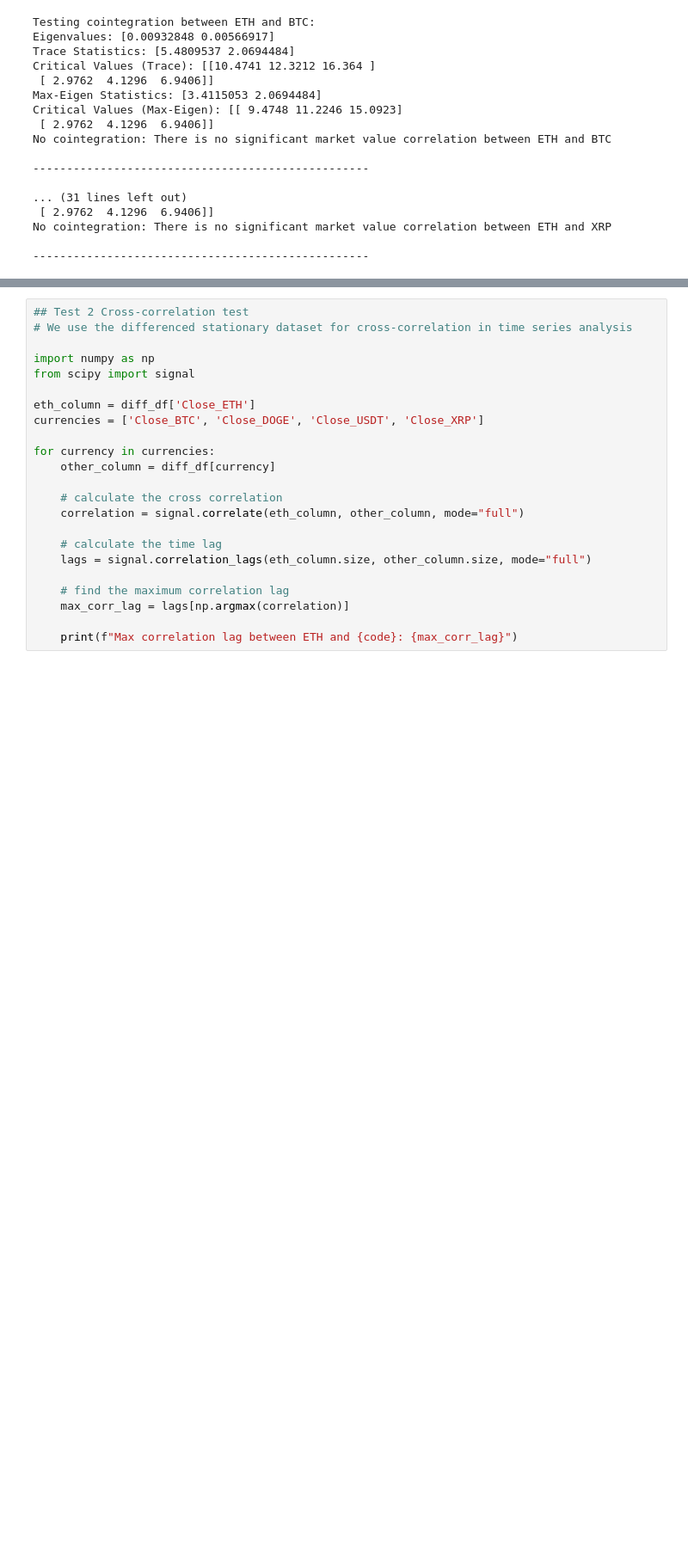
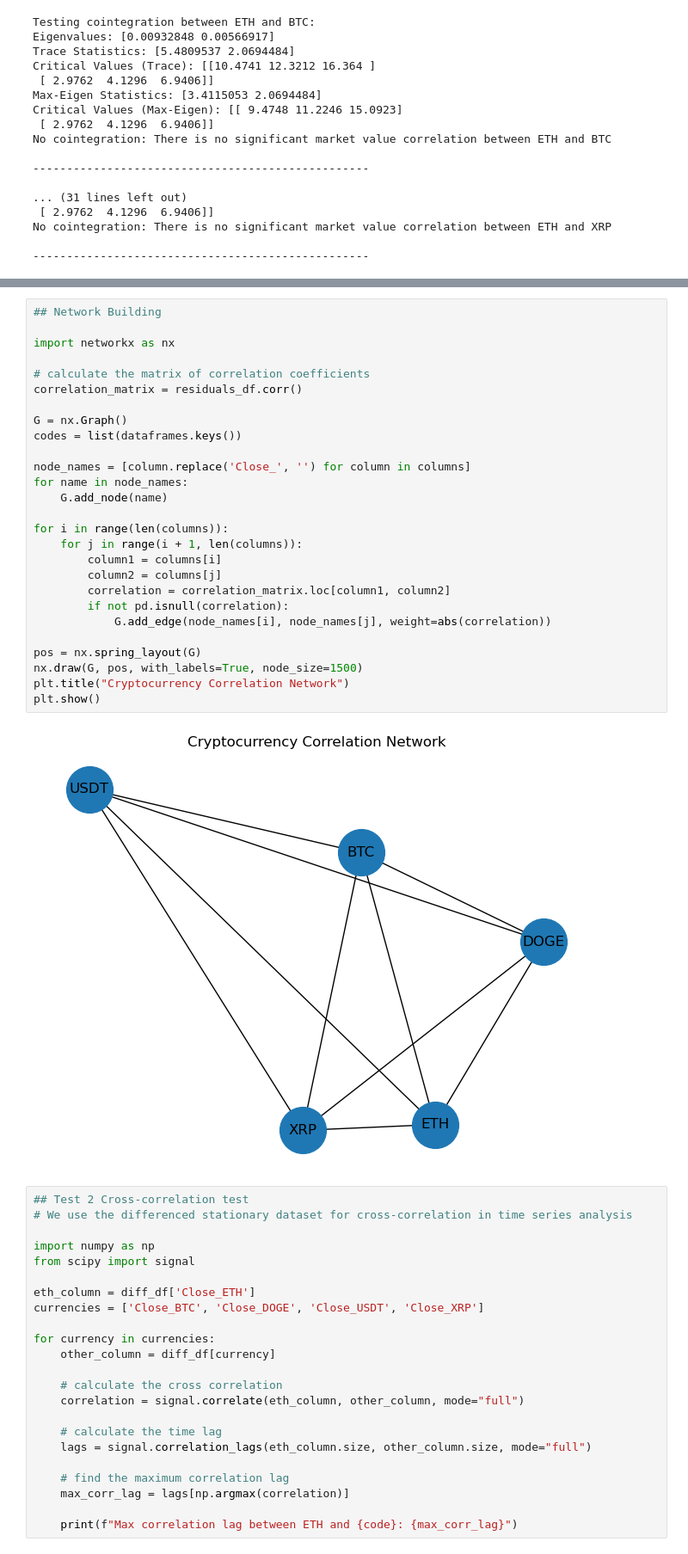
Before and after one commit to mijitrenkel/SDA_Project2, a Jupyter notebook: SDA-test1.ipynb, the cells around one changed output, grey strips where cells are left out. Shown: that part at 86% size. Saved outputs shown, nothing was run; the diff lists cells and outputs as text; blank space fills up the shorter version.

```diff
--- a/SDA-test1.ipynb
+++ b/SDA-test1.ipynb
@@ -319,3 +448,32 @@ No cointegration: There is no significant market value correlation between ETH a
+# %%
+## Network Building
+
+import networkx as nx
+
+# calculate the matrix of correlation coefficients
+correlation_matrix = residuals_df.corr()
+
+G = nx.Graph()
+codes = list(dataframes.keys())
+
+node_names = [column.replace('Close_', '') for column in columns]
+for name in node_names:
+    G.add_node(name)
+
+for i in range(len(columns)):
+    for j in range(i + 1, len(columns)):
+        column1 = columns[i]
+        column2 = columns[j]
+        correlation = correlation_matrix.loc[column1, column2]
+        if not pd.isnull(correlation):
+            G.add_edge(node_names[i], node_names[j], weight=abs(correlation))
+
+pos = nx.spring_layout(G)
+nx.draw(G, pos, with_labels=True, node_size=1500)
+plt.title("Cryptocurrency Correlation Network")
+plt.show()
+# %% [output]
+[figure, added]
 # %%
 ## Test 2 Cross-correlation test
 # We use the differenced stationary dataset for cross-correlation in time series analysis
```
Also changed, not shown: parts of 2 cells of this notebook.
